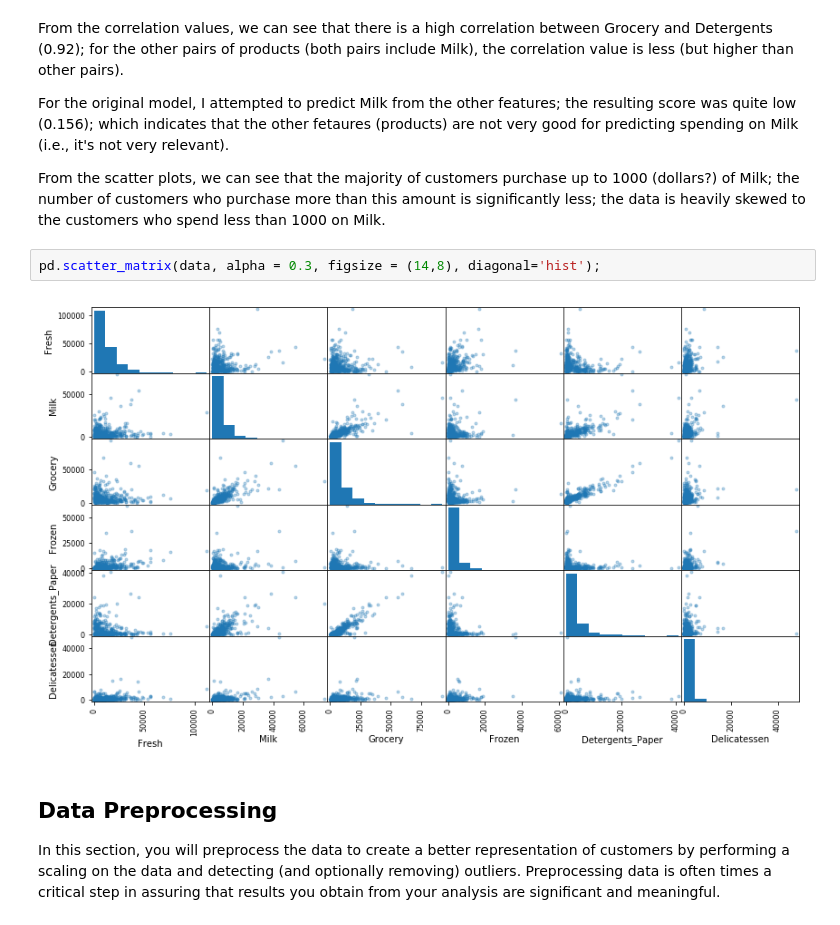
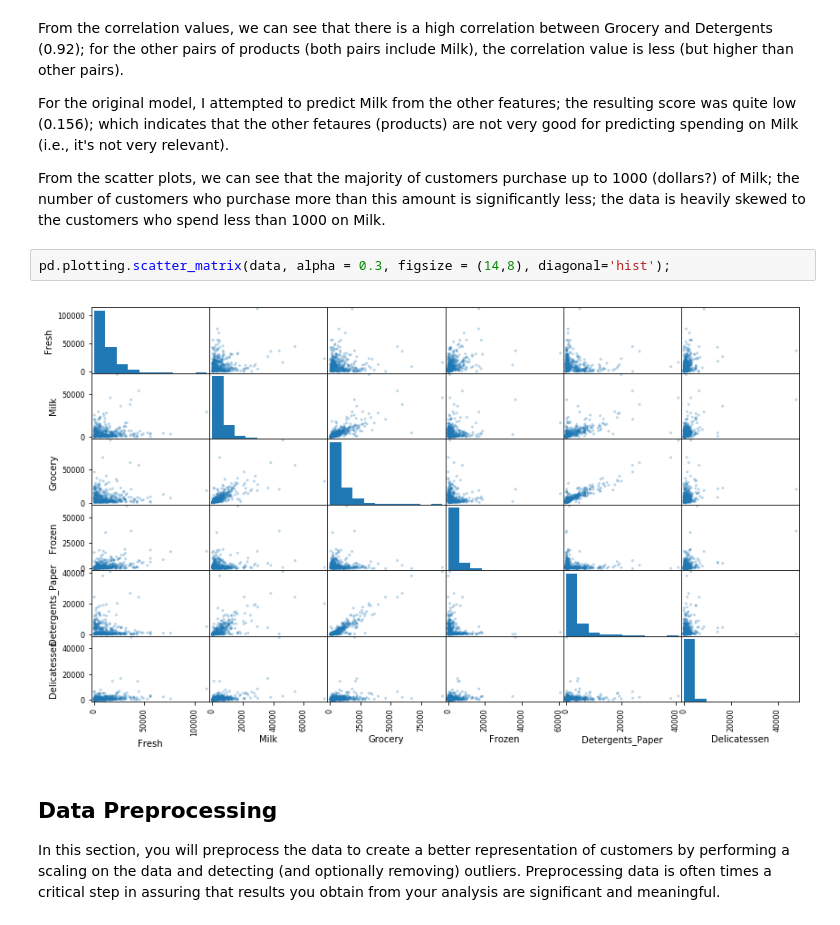
Before and after one commit to dav376/customer_segments, a Jupyter notebook: customer_segments.ipynb, the cells around one changed output. Saved outputs shown, nothing was run; the diff lists cells and outputs as text.

```diff
--- a/customer_segments.ipynb
+++ b/customer_segments.ipynb
@@ -174,9 +174,9 @@ For the original model, I attempted to predict Milk from the other features; the
 
 From the scatter plots, we can see that the majority of customers purchase up to 1000 (dollars?) of Milk; the number of customers who purchase more than this amount is significantly less; the data is heavily skewed to the customers who spend less than 1000 on Milk.
 # %%
-pd.scatter_matrix(data, alpha = 0.3, figsize = (14,8), diagonal='hist');
+pd.plotting.scatter_matrix(data, alpha = 0.3, figsize = (14,8), diagonal='hist');
 # %% [output]
-[figure, old version]
+[figure, new version]
 # %% [markdown]
 ## Data Preprocessing
 In this section, you will preprocess the data to create a better representation of customers by performing a scaling on the data and detecting (and optionally removing) outliers. Preprocessing data is often times a critical step in assuring that results you obtain from your analysis are significant and meaningful.
```
Also changed, not shown: parts of 14 cells of this notebook.
